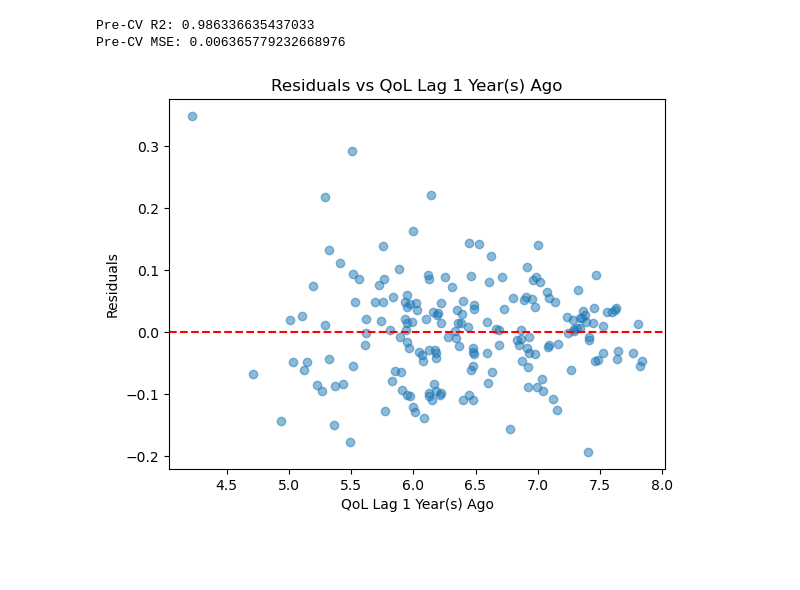
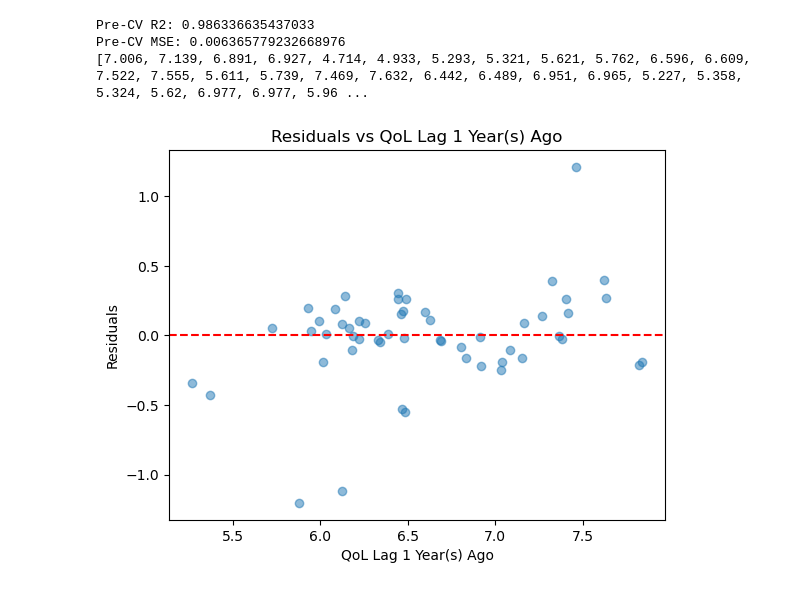
Before and after one commit to mke27/life, a Jupyter notebook: ml-src/regressor.ipynb, the cells around one changed output. Saved outputs shown, nothing was run; the diff lists cells and outputs as text; code cells hidden in the pictures; blank space fills up the shorter version.

```diff
--- a/ml-src/regressor.ipynb
+++ b/ml-src/regressor.ipynb
@@ -210,15 +219,13 @@ plot_qol(test1, "Austria")
 # %%
 def training(df, country):
     """
-    Gives the x and y vector for the autoregressive model predicting QoL with a 5 year lag for the training set
+    Gives the weight vector for the autoregressive model predicting QoL with a 5 year lag for the training set
 
     args:
         - df: dataframe of unstandardized QoL values, country, and year
         - country: country to cross val
 
     returns:
-        - X: X matrix for training set
-        - y: y vector for training set
         - w: weight vector for training set
 
     """
@@ -265,7 +272,7 @@ def training(df, country):
     XtXinv = np.linalg.pinv(np.matmul(X.T, X))
     w = np.matmul(XtXinv, np.matmul(X.T, y))
 
-    return w
+    return X, w
 # %%
 def testing(df, country, w, p=5):
     eu_countries = [
@@ -312,10 +319,10 @@ def testing(df, country, w, p=5):
     mse = mean_squared_error(y_true, y_preds)
     r2 = r2_score(y_true, y_preds)
 
-    print(f"Predictions: {y_preds}")
-    print(f"True values: {y_true}")
-    print(f"MSE: {mse}")
-    print(f"R2: {r2}")
+    #print(f"Predictions: {y_preds}")
+    #print(f"True values: {y_true}")
+    #print(f"MSE: {mse}")
+    #print(f"R2: {r2}")
 
-    return y_preds, mse, r2
+    return y_preds, y_true, X_test
 # %%
@@ -337,20 +386,23 @@ pre_cv_mse = mean_squared_error(y, y_preds)
 lag_index = int(input())
 
 lag_col = 26 + lag_index - 1
-x_feature = [x[lag_col] for x in X]
+x_feature = [x[lag_col] for x in all_x_list]
 
 print(f"Pre-CV R2: {pre_cv_r2}")
 print(f"Pre-CV MSE: {pre_cv_mse}")
+
+print(((x_feature)))
 # %% [output]
 Pre-CV R2: 0.986336635437033
 Pre-CV MSE: 0.006365779232668976
+[7.006, 7.139, 6.891, 6.927, 4.714, 4.933, 5.293, 5.321, 5.621, 5.762, 6.596, 6.609, 7.522, 7.555, 5.611, 5.739, 7.469, 7.632, 6.442, 6.489, 6.951, 6.965, 5.227, 5.358, 5.324, 5.62, 6.977, 6.977, 5.96 ...
 # %%
-# resids vs. x vals
-plt.scatter(x_feature, resids, alpha=0.5)
+# resids vs. x vals 1yr ago
+plt.scatter(x_feature, residuals, alpha=0.5)
 plt.axhline(0, color='red', linestyle='--')
 plt.xlabel(f'QoL Lag {lag_index} Year(s) Ago')
 plt.ylabel('Residuals')
 plt.title(f'Residuals vs QoL Lag {lag_index} Year(s) Ago')
 plt.show()
 # %% [output]
-[figure, old version]
+[figure, new version]
```
Also changed, not shown: parts of 8 cells of this notebook.
